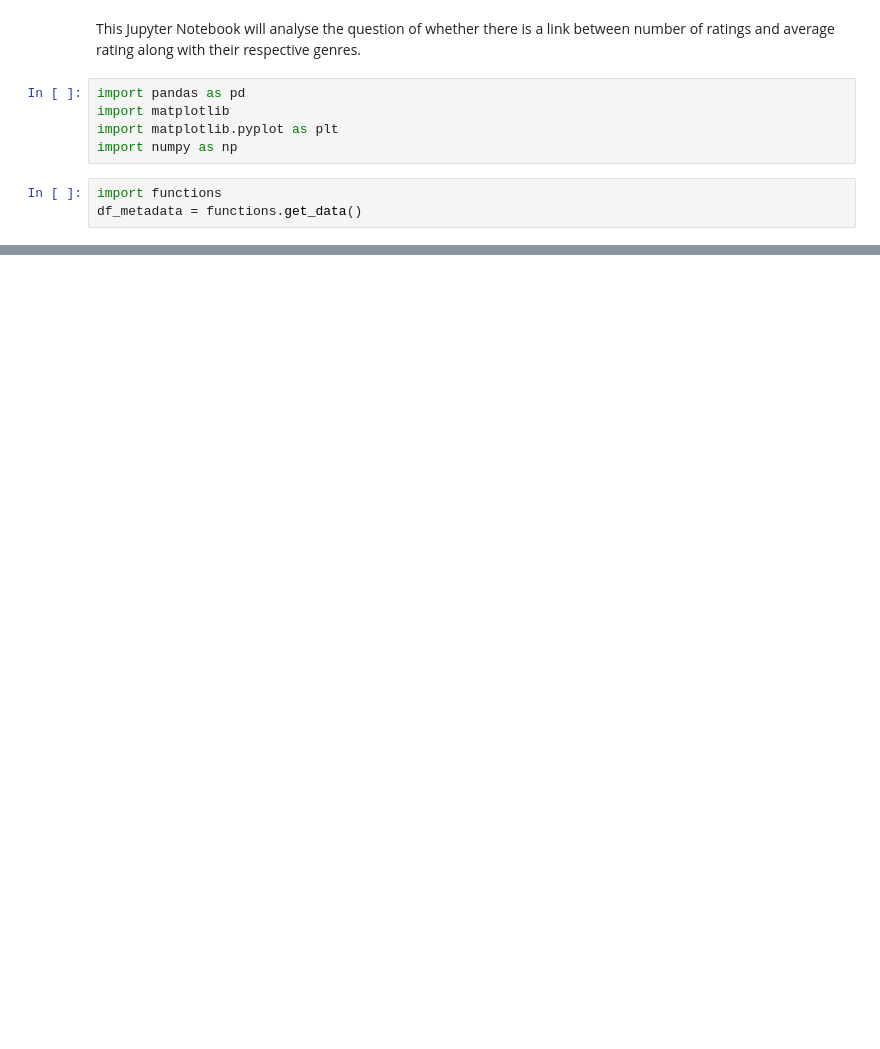
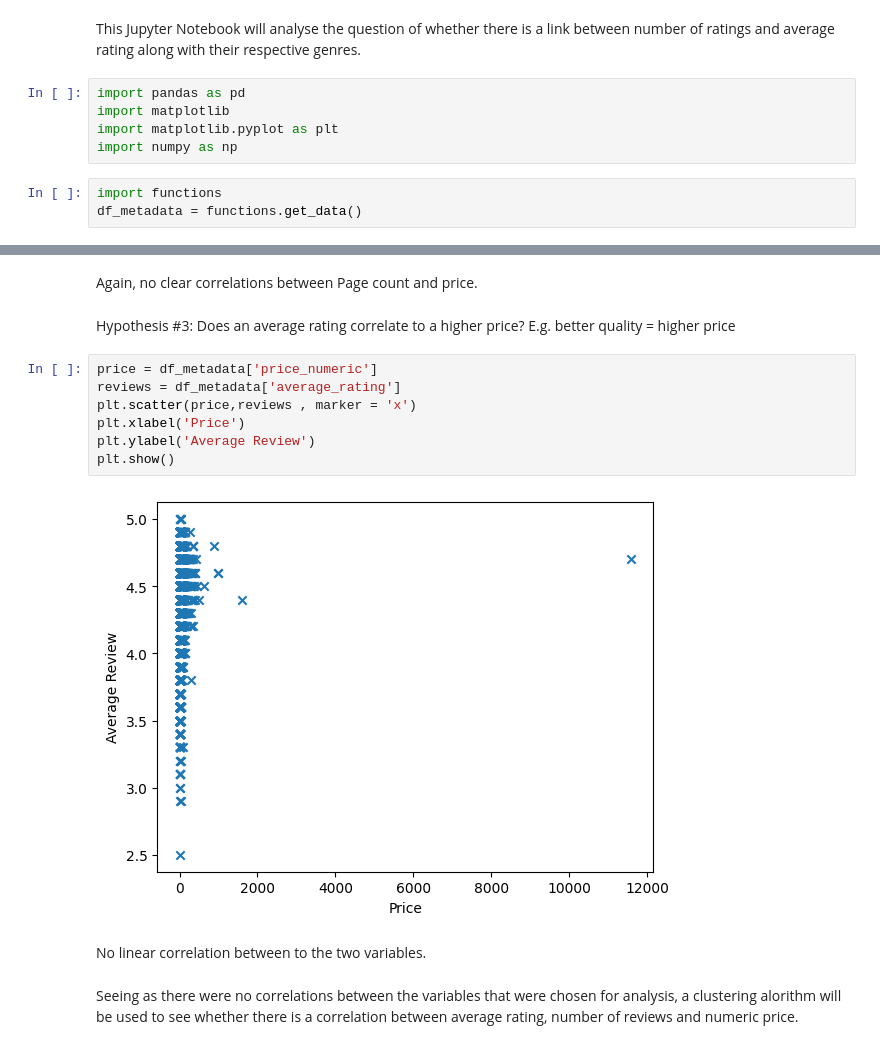
Before and after one commit to up2107357/ACT-CW2---UP2107357, a Jupyter notebook: py/Question_1.ipynb, the cells around one changed output, grey strips where cells are left out. Cells and saved outputs as stored; diff of their text form; blank space fills up the shorter version.

```diff
--- a/py/Question_1.ipynb
+++ b/py/Question_1.ipynb
@@ -47,0 +36,17 @@ Intercept, (c):  nan
+# %% [markdown]
+Again, no clear correlations between Page count and price.
+# %% [markdown]
+Hypothesis #3: Does an average rating correlate to a higher price? E.g. better quality = higher price
+# %%
+price = df_metadata['price_numeric']
+reviews = df_metadata['average_rating']
+plt.scatter(price,reviews , marker = 'x')
+plt.xlabel('Price')
+plt.ylabel('Average Review')
+plt.show()
+# %% [output]
+[figure, added]
+# %% [markdown]
+No linear correlation between to the two variables.
+# %% [markdown]
+Seeing as there were no correlations between the variables that were chosen for analysis, a clustering alorithm will be used to see whether there is a correlation between average rating, number of reviews and numeric price.
```
Also changed, not shown: parts of 5 cells of this notebook, 1 other file.
